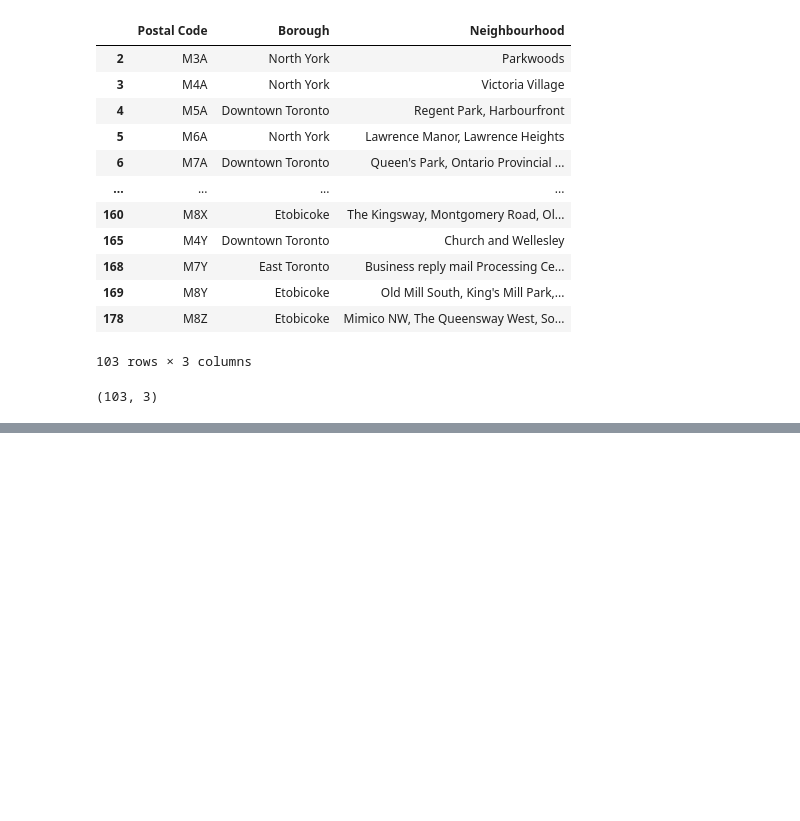
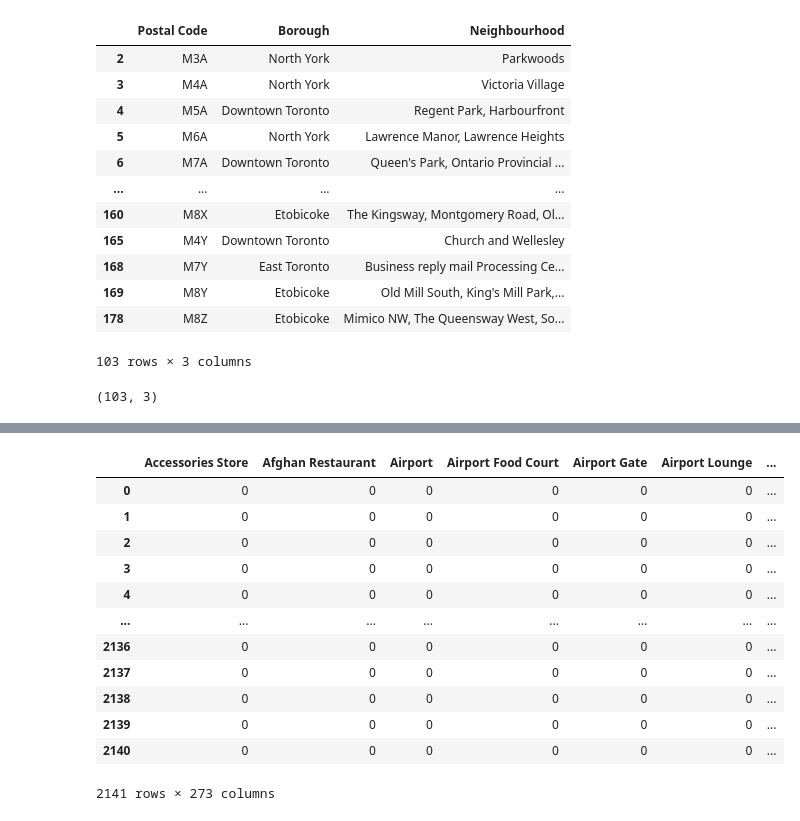
Before and after one commit to phereafter/Coursera_Capstone, a Jupyter notebook: Capstone project_week3.ipynb, the cells around one changed output, grey strips where cells are left out. Cells and saved outputs as stored; diff of their text form; code cells hidden in the pictures; blank space fills up the shorter version.

```diff
--- a/Capstone project_week3.ipynb
+++ b/Capstone project_week3.ipynb
@@ -67,0 +182,23 @@ df_canada.shape # removing not assigned items from
+# %%
+borough = list(df_canada["Borough"])
+latitude = list(df_canada["Latitude"])
+longitude = list(df_canada["Longitude"])
+
+borough_list = []
+venue_name = []
+venue_category = []
+
+for p_code, lat, long in zip(borough, latitude, longitude):
+    url2 = url2_creator(client_id, client_secret, version, lat, long, radius, limit)
+    response = requests.get(url2).json()["response"]["groups"][0]["items"]
+
+    for venue in response:
+        borough_list.append(p_code)
+        venue_name.append(venue["venue"]["name"])
+        venue_category.append(venue["venue"]["categories"][0]["name"])
+# %%
+dict_venues = {"Borough": borough_list, "Name": venue_name, "Category": venue_category}
+#dict_venues
+# %%
+df_venues = pd.DataFrame(dict_venues)
+df_venues.head()
@@ -67,0 +212,3 @@ df_canada.shape # removing not assigned items from
+# %%
+df_venues.drop("Name", axis = 1, inplace = True)
+df_venues.head()
@@ -67,0 +222,17 @@ df_canada.shape # removing not assigned items from
+# %%
+canada_onehot = pd.get_dummies(df_venues["Category"])
+canada_onehot
+# %% [output]
+|  | Accessories Store | Afghan Restaurant | Airport | Airport Food Court | Airport Gate | Airport Lounge | ... |
+| 0 | 0 | 0 | 0 | 0 | 0 | 0 | ... |
+| 1 | 0 | 0 | 0 | 0 | 0 | 0 | ... |
+| 2 | 0 | 0 | 0 | 0 | 0 | 0 | ... |
+| 3 | 0 | 0 | 0 | 0 | 0 | 0 | ... |
+| 4 | 0 | 0 | 0 | 0 | 0 | 0 | ... |
+| ... | ... | ... | ... | ... | ... | ... | ... |
+| 2136 | 0 | 0 | 0 | 0 | 0 | 0 | ... |
+| 2137 | 0 | 0 | 0 | 0 | 0 | 0 | ... |
+| 2138 | 0 | 0 | 0 | 0 | 0 | 0 | ... |
+| 2139 | 0 | 0 | 0 | 0 | 0 | 0 | ... |
+| 2140 | 0 | 0 | 0 | 0 | 0 | 0 | ... |
+2141 rows × 273 columns
```
Also changed, not shown: parts of 27 cells of this notebook.
